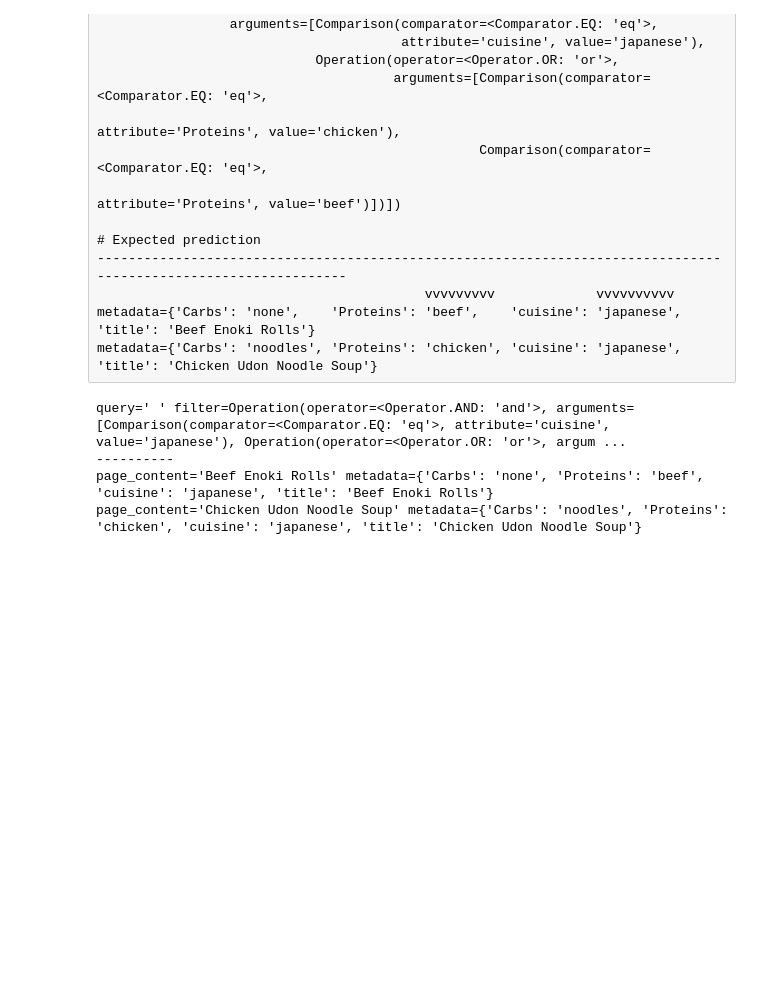
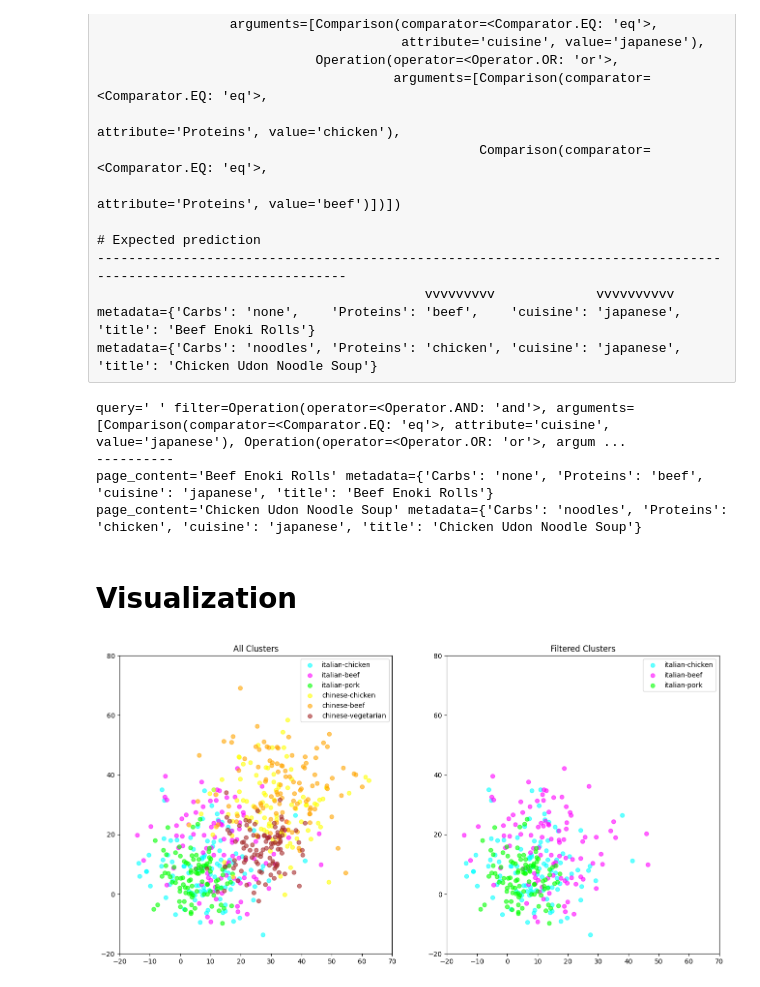
Before and after one commit to leonardltk/RAGcipe, a Jupyter notebook: 1_Self_querying_retriever.ipynb, the cells around one changed output. Cells and saved outputs as stored; diff of their text form; code cells hidden in the pictures; blank space fills up the shorter version.

Commit message:
updated notebooks for visualisation. uploaded notebook. included ocr helper functions

```diff
--- a/1_Self_querying_retriever.ipynb
+++ b/1_Self_querying_retriever.ipynb
@@ -410,3 +410,63 @@ query=' ' filter=Operation(operator=<Operator.AND: 'and'>, arguments=[Comparison
 ----------
 page_content='Beef Enoki Rolls' metadata={'Carbs': 'none', 'Proteins': 'beef', 'cuisine': 'japanese', 'title': 'Beef Enoki Rolls'}
 page_content='Chicken Udon Noodle Soup' metadata={'Carbs': 'noodles', 'Proteins': 'chicken', 'cuisine': 'japanese', 'title': 'Chicken Udon Noodle Soup'}
+# %% [markdown]
+# Visualization
+# %%
+import numpy as np
+import matplotlib.pyplot as plt
+
+# Set random seed for reproducibility
+np.random.seed(42)
+
+# Generate synthetic data for cluster 0 and cluster 1
+n_points = 100
+cluster_0 = np.random.normal(loc=[0, 0], scale=[5, 5], size=(n_points, 2))
+cluster_1 = np.random.normal(loc=[20, 20], scale=[5, 5], size=(n_points, 2))
+# Generate synthetic data for cluster 2 and cluster 3
+cluster_2 = np.random.normal(loc=[10, 10], scale=[10, 10], size=(n_points, 2))
+cluster_3 = np.random.normal(loc=[15, 15], scale=[10, 10], size=(n_points, 2))
+
+
+# Create merged clusters as specified
+cluster_0_2 = cluster_0 + cluster_2
+cluster_0_3 = cluster_0 + cluster_3
+cluster_1_2 = cluster_1 + cluster_2
+cluster_1_3 = cluster_1 + cluster_3
+# Generate synthetic data for new clusters: italian-pork and chinese-vegetarian
+cluster_italian_pork = cluster_0 + np.random.normal(loc=[5, 5], scale=[5, 5], size=(n_points, 2))
+cluster_chinese_vegetarian = cluster_1 + np.random.normal(loc=[5, -5], scale=[5, 5], size=(n_points, 2))
+
+# Plot clusters with the new additions
+plt.figure(figsize=(16, 8))
+
+# Merged Clusters
+plt.subplot(1,2,1)
+plt.scatter(cluster_0_2[:, 0], cluster_0_2[:, 1], c='cyan', label='italian-chicken', alpha=0.6)
+plt.scatter(cluster_0_3[:, 0], cluster_0_3[:, 1], c='magenta', label='italian-beef', alpha=0.6)
+plt.scatter(cluster_italian_pork[:, 0], cluster_italian_pork[:, 1], c='lime', label='italian-pork', alpha=0.6)
+plt.scatter(cluster_1_2[:, 0], cluster_1_2[:, 1], c='yellow', label='chinese-chicken', alpha=0.6)
+plt.scatter(cluster_1_3[:, 0], cluster_1_3[:, 1], c='orange', label='chinese-beef', alpha=0.6)
+plt.scatter(cluster_chinese_vegetarian[:, 0], cluster_chinese_vegetarian[:, 1], c='brown', label='chinese-vegetarian', alpha=0.6)
+#
+plt.xlim([-20, 70])
+plt.ylim([-20, 80])
+plt.legend()
+plt.title('All Clusters')
+
+
+# Merged Clusters
+plt.subplot(1,2,2)
+plt.scatter(cluster_0_2[:, 0], cluster_0_2[:, 1], c='cyan', label='italian-chicken', alpha=0.6)
+plt.scatter(cluster_0_3[:, 0], cluster_0_3[:, 1], c='magenta', label='italian-beef', alpha=0.6)
+plt.scatter(cluster_italian_pork[:, 0], cluster_italian_pork[:, 1], c='lime', label='italian-pork', alpha=0.6)
+#
+plt.xlim([-20, 70])
+plt.ylim([-20, 80])
+plt.legend()
+plt.title('Filtered Clusters')
+
+
+plt.show()
+# %% [output]
+[figure, added]
```
Also changed, not shown: 3 other files.
